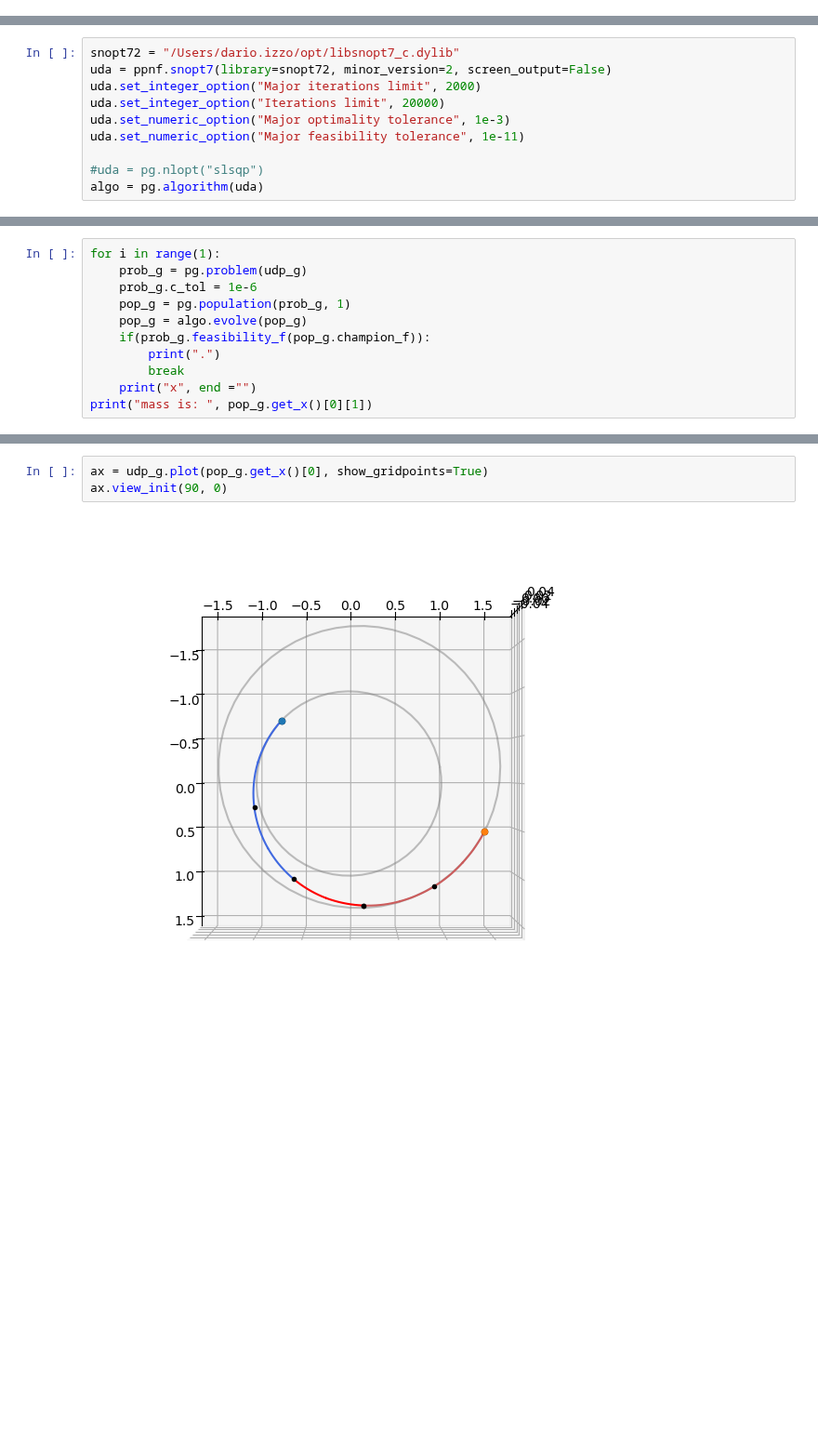
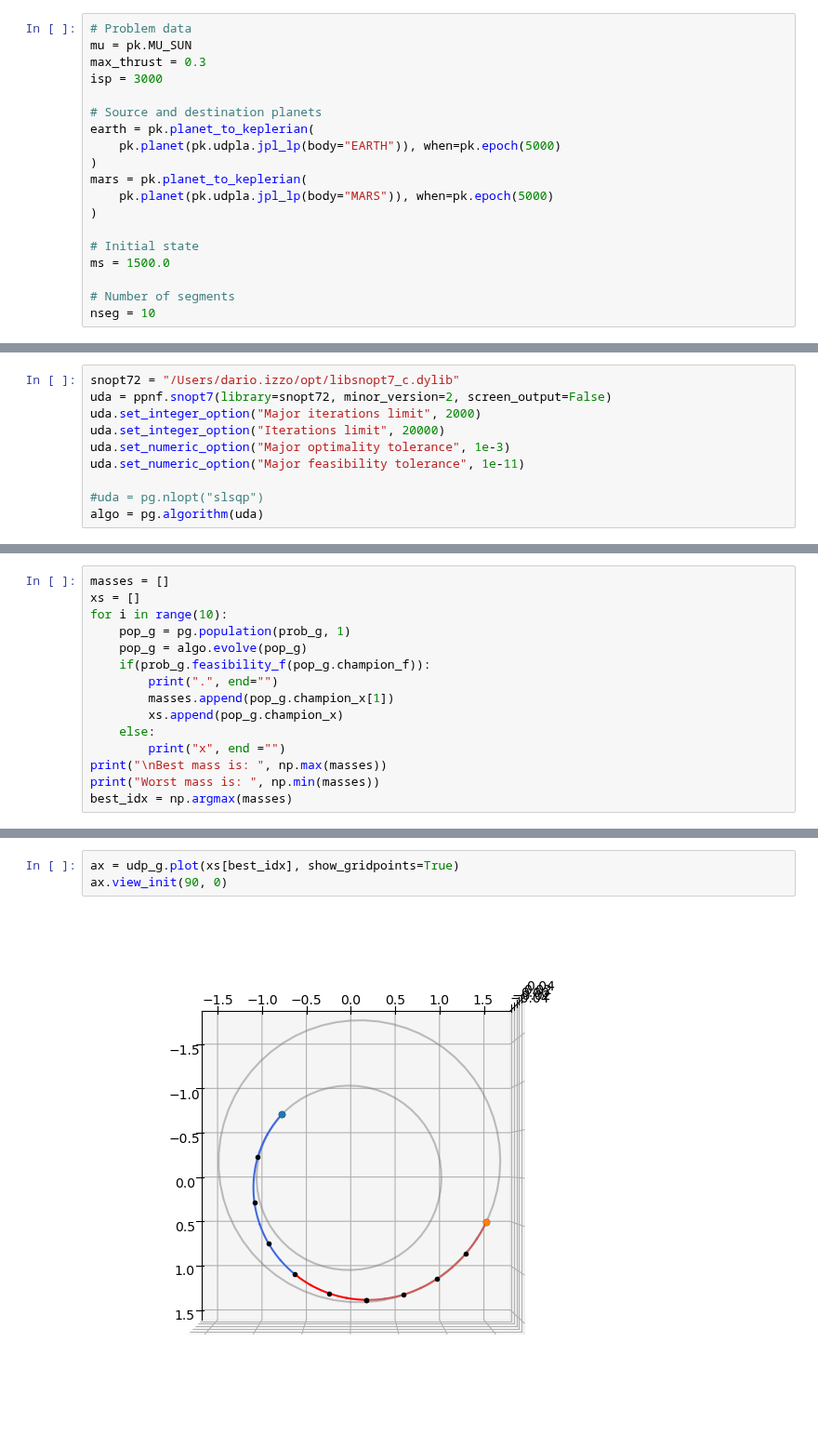
Before and after one commit to esa/kep3, a Jupyter notebook: doc/notebooks/udp_pl2pl.ipynb, the cells around one changed output, grey strips where cells are left out. Shown at 93% size. Cells and saved outputs as stored; diff of their text form; blank space fills up the shorter version.

```diff
--- a/doc/notebooks/udp_pl2pl.ipynb
+++ b/doc/notebooks/udp_pl2pl.ipynb
@@ -365,0 +29,19 @@ class direct_pl2pl:
+# %%
+# Problem data
+mu = pk.MU_SUN
+max_thrust = 0.3
+isp = 3000
+
+# Source and destination planets
+earth = pk.planet_to_keplerian(
+    pk.planet(pk.udpla.jpl_lp(body="EARTH")), when=pk.epoch(5000)
+)
+mars = pk.planet_to_keplerian(
+    pk.planet(pk.udpla.jpl_lp(body="MARS")), when=pk.epoch(5000)
+)
+
+# Initial state
+ms = 1500.0
+
+# Number of segments
+nseg = 10
@@ -445,12 +149,16 @@ algo = pg.algorithm(uda)
 # %%
-for i in range(1):
-    prob_g = pg.problem(udp_g)
-    prob_g.c_tol = 1e-6
+masses = []
+xs = []
+for i in range(10):
     pop_g = pg.population(prob_g, 1)
     pop_g = algo.evolve(pop_g)
     if(prob_g.feasibility_f(pop_g.champion_f)):
-        print(".")
-        break
-    print("x", end ="")
-print("mass is: ", pop_g.get_x()[0][1])
+        print(".", end="")
+        masses.append(pop_g.champion_x[1])
+        xs.append(pop_g.champion_x)
+    else:
+        print("x", end ="")
+print("\nBest mass is: ", np.max(masses))
+print("Worst mass is: ", np.min(masses))
+best_idx = np.argmax(masses)
 # %% [output]
@@ -459,5 +170,5 @@ mass is:  1345.6716636316237
 # %%
-ax = udp_g.plot(pop_g.get_x()[0], show_gridpoints=True)
+ax = udp_g.plot(xs[best_idx], show_gridpoints=True)
 ax.view_init(90, 0)
 # %% [output]
-[figure, old version]
+[figure, new version]
```
Also changed, not shown: parts of 23 cells of this notebook, 5 other files.
